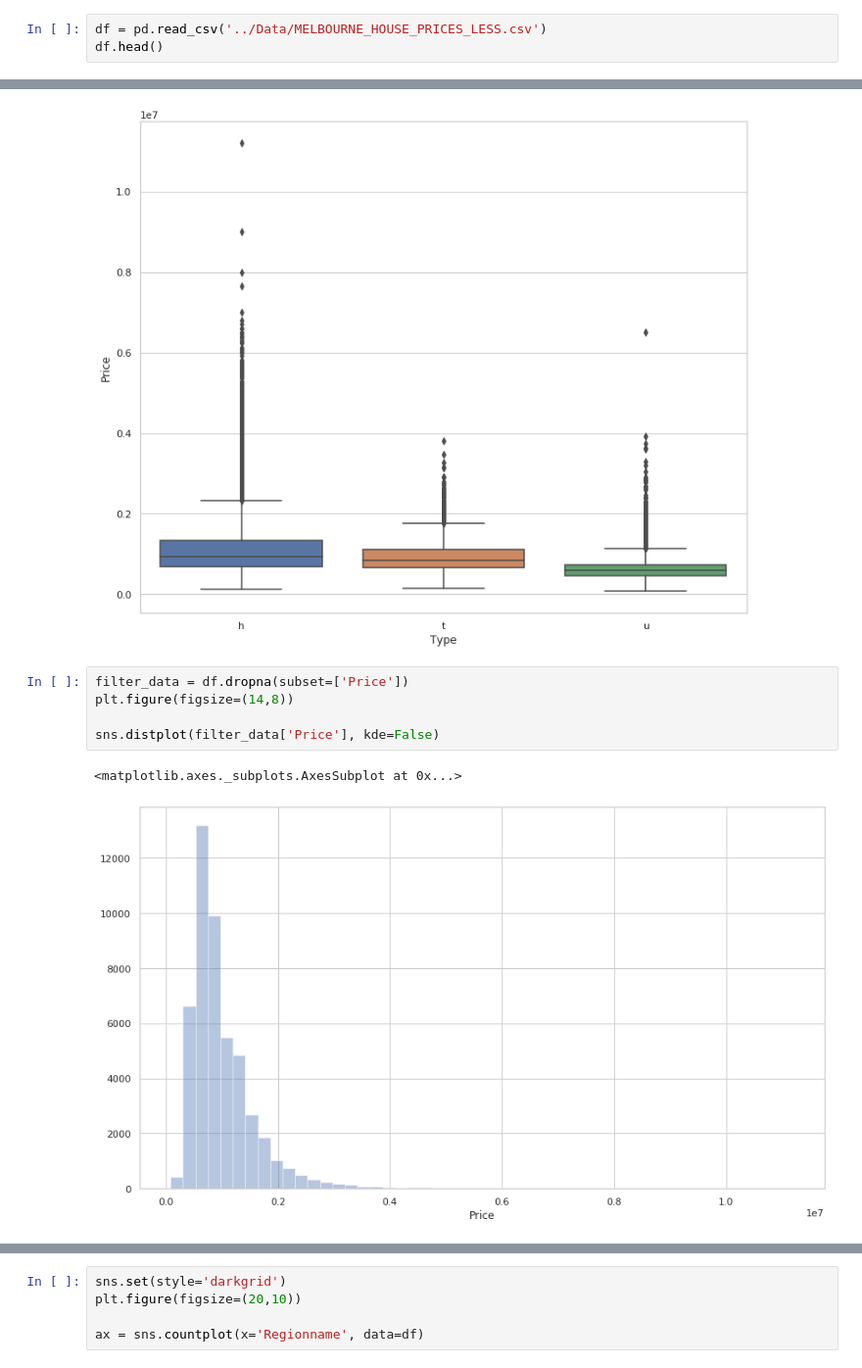
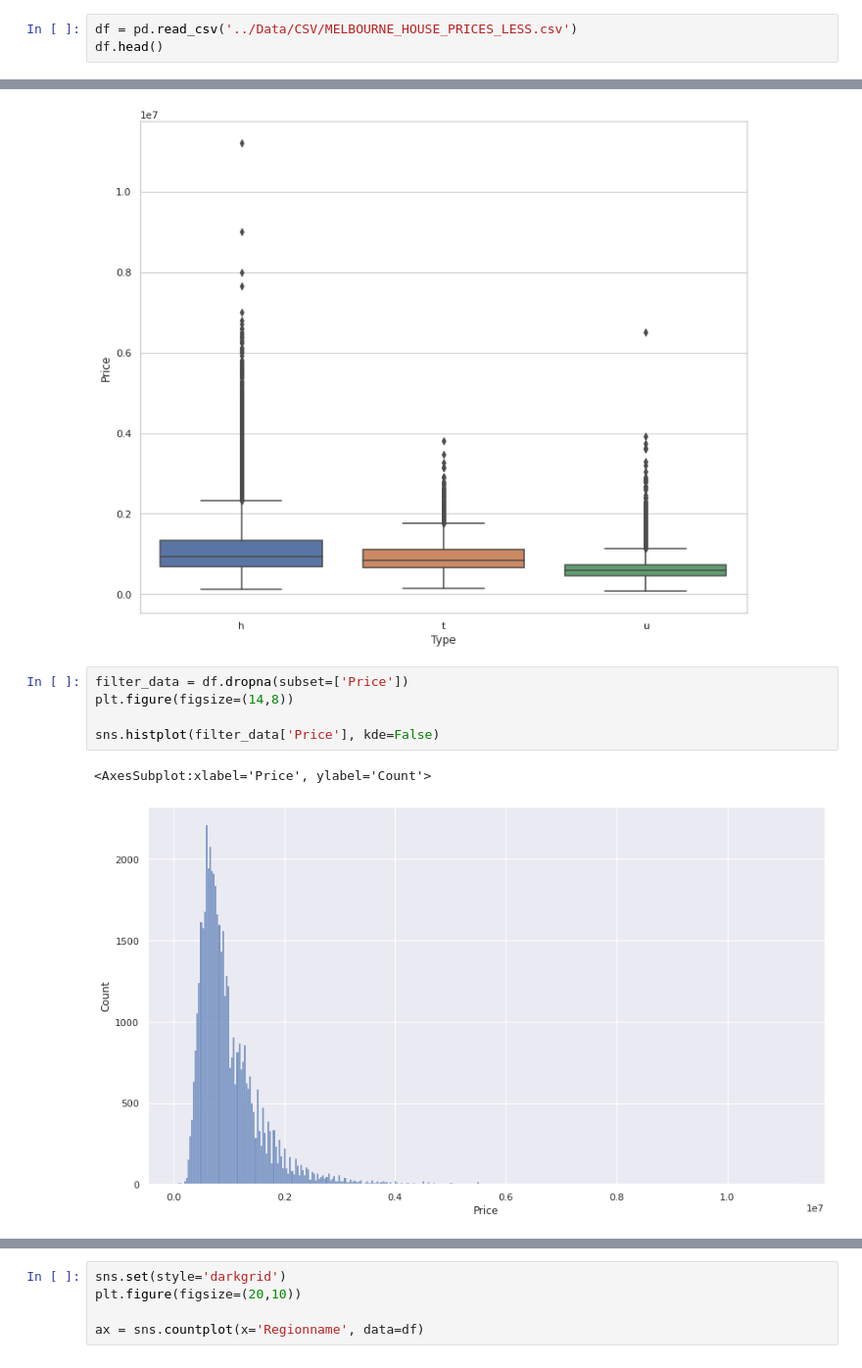
Before and after one commit to rsouza/Python_Course, a Jupyter notebook: Notebooks/16_Pandas_Descriptive_statistic.ipynb, the cells around one changed output, grey strips where cells are left out. Shown at 98% size. Drawn from its saved outputs; the diff is of its cells as text.

```diff
--- a/Notebooks/16_Pandas_Descriptive_statistic.ipynb
+++ b/Notebooks/16_Pandas_Descriptive_statistic.ipynb
@@ -247,7 +263,7 @@ dfvote.sort_values(by=['Age','Expected salary'], ascending=[True, False])[0:10]
 # %% [markdown]
 ### A Case Study
 # %%
-df = pd.read_csv('../Data/MELBOURNE_HOUSE_PRICES_LESS.csv')
+df = pd.read_csv('../Data/CSV/MELBOURNE_HOUSE_PRICES_LESS.csv')
 df.head()
 # %% [output]
 |  | Suburb | Address | Rooms | Type | Price | Method | SellerG | Date | Postcode | Regionname | ... |
@@ -369,11 +384,11 @@ ax = sns.boxplot(x='Type', y='Price', data=df, orient="v")
 # %%
 filter_data = df.dropna(subset=['Price'])
 plt.figure(figsize=(14,8))
 
-sns.distplot(filter_data['Price'], kde=False)
+sns.histplot(filter_data['Price'], kde=False)
 # %% [output]
-<matplotlib.axes._subplots.AxesSubplot at 0x...>
+<AxesSubplot:xlabel='Price', ylabel='Count'>
-[figure, old version]
+[figure, new version]
 # %%
 type_counts = df['Type'].value_counts()
 
```
Also changed, not shown: parts of 34 cells of this notebook.
